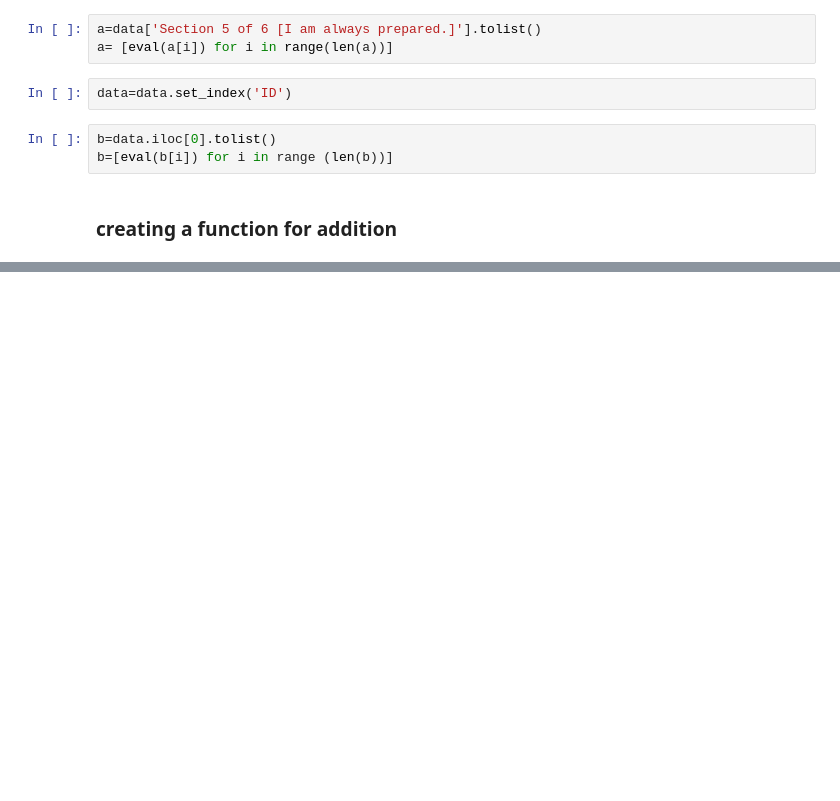
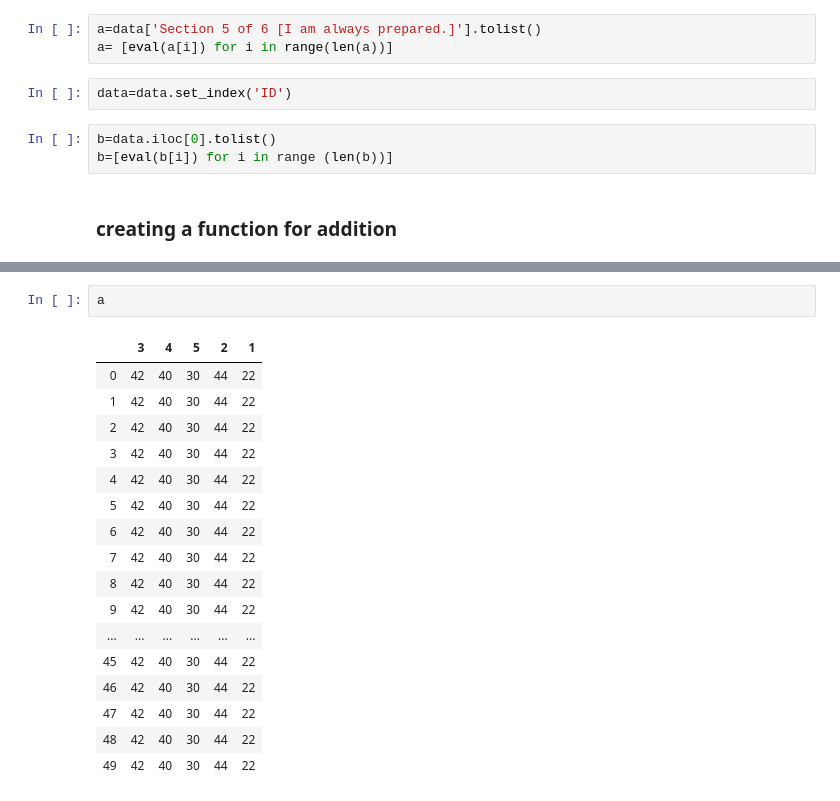
Before and after one commit to LeboSeribe/Data-Wrangling, a Jupyter notebook: Data Wrangling.ipynb, the cells around one changed output, grey strips where cells are left out. Drawn from its saved outputs; the diff is of its cells as text; blank space fills up the shorter version.

```diff
--- a/Data Wrangling.ipynb
+++ b/Data Wrangling.ipynb
@@ -148,3 +183,23 @@ print(totals)
+# %%
+a
+# %% [output]
+|  | 3 | 4 | 5 | 2 | 1 |
+| 0 | 42 | 40 | 30 | 44 | 22 |
+| 1 | 42 | 40 | 30 | 44 | 22 |
+| 2 | 42 | 40 | 30 | 44 | 22 |
+| 3 | 42 | 40 | 30 | 44 | 22 |
+| 4 | 42 | 40 | 30 | 44 | 22 |
+| 5 | 42 | 40 | 30 | 44 | 22 |
+| 6 | 42 | 40 | 30 | 44 | 22 |
+| 7 | 42 | 40 | 30 | 44 | 22 |
+| 8 | 42 | 40 | 30 | 44 | 22 |
+| 9 | 42 | 40 | 30 | 44 | 22 |
+| ... | ... | ... | ... | ... | ... |
+| 45 | 42 | 40 | 30 | 44 | 22 |
+| 46 | 42 | 40 | 30 | 44 | 22 |
+| 47 | 42 | 40 | 30 | 44 | 22 |
+| 48 | 42 | 40 | 30 | 44 | 22 |
+| 49 | 42 | 40 | 30 | 44 | 22 |
 # %%
 pd.DataFrame.from_dict(totals, orient='index')
 # %% [output]
```
Also changed, not shown: parts of 7 cells of this notebook.
